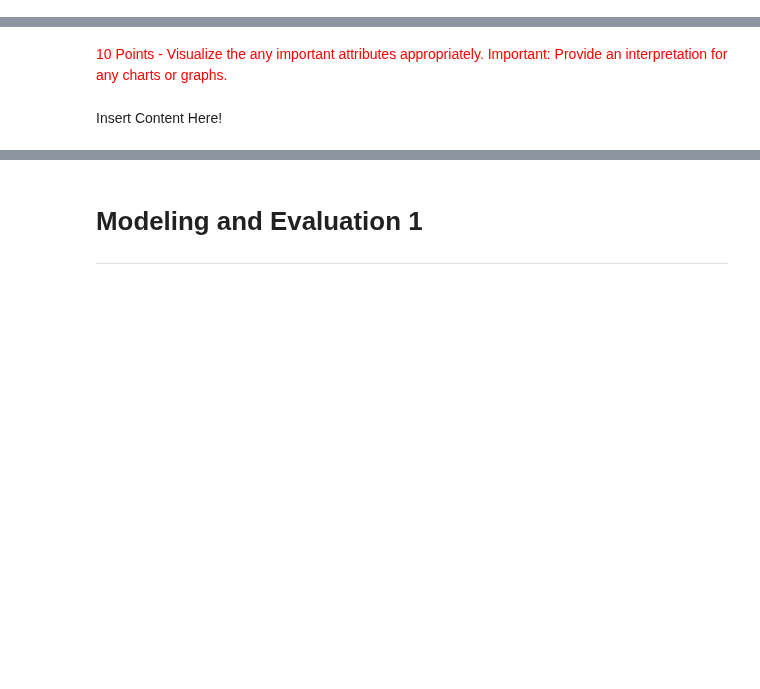
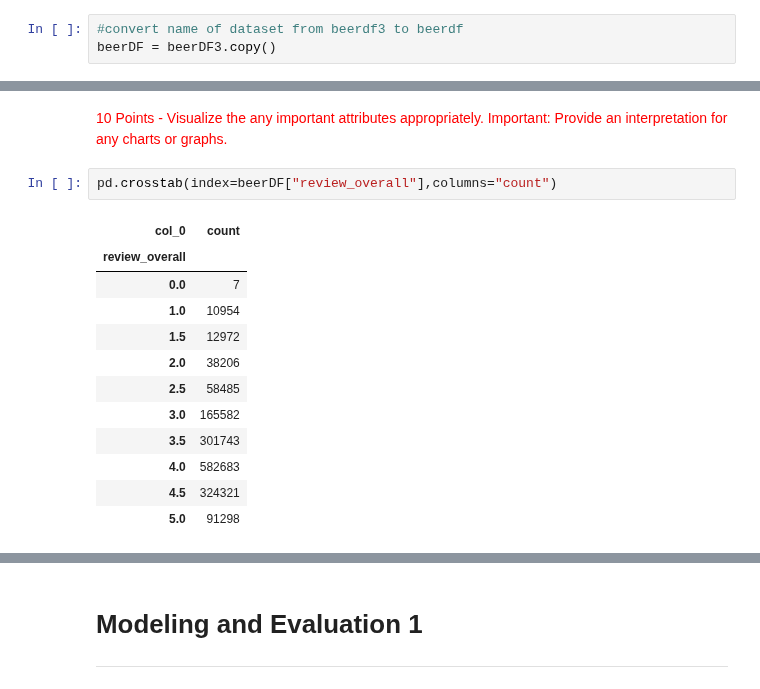
Before and after one commit to wkerneck/DataMiningClass, a Jupyter notebook: 7331_Data_MiningProject_3_CC.ipynb, the cells around one changed output, grey strips where cells are left out. Cells and saved outputs as stored; diff of their text form; blank space fills up the shorter version.

```diff
--- a/7331_Data_MiningProject_3_CC.ipynb
+++ b/7331_Data_MiningProject_3_CC.ipynb
@@ -239,3 +329,6 @@ toprevs.most_common(10)
 # %% [markdown]
 ## Extracting Reviews
+# %%
+#convert name of dataset from beerdf3 to beerdf
+beerDF = beerDF3.copy()
 # %%
@@ -366,5 +461,18 @@ sorted(results, key=lambda x: x[2])
 ----
 # %% [markdown]
 <span style="color:red">10 Points - Visualize the any important attributes appropriately. Important: Provide an interpretation for any charts or graphs.</span>
-# %% [markdown]
-Insert Content Here!
+# %%
+pd.crosstab(index=beerDF["review_overall"],columns="count")
+# %% [output]
+| col_0 | count |
+| review_overall |  |
+| 0.0 | 7 |
+| 1.0 | 10954 |
+| 1.5 | 12972 |
+| 2.0 | 38206 |
+| 2.5 | 58485 |
+| 3.0 | 165582 |
+| 3.5 | 301743 |
+| 4.0 | 582683 |
+| 4.5 | 324321 |
+| 5.0 | 91298 |
```
Also changed, not shown: parts of 28 cells of this notebook.
